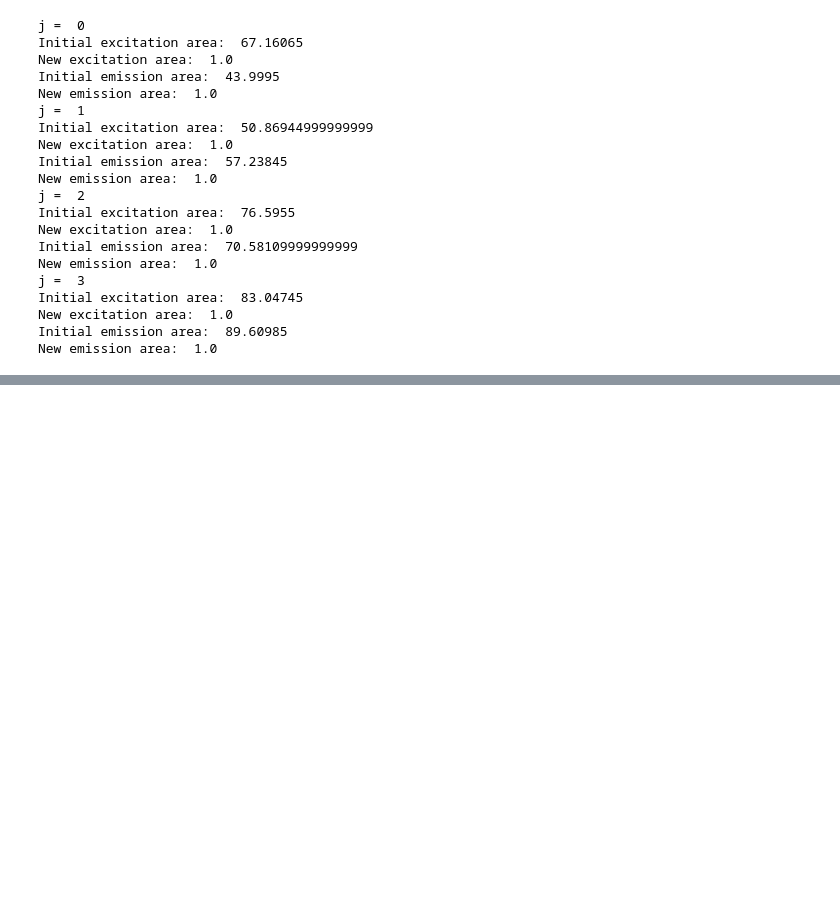
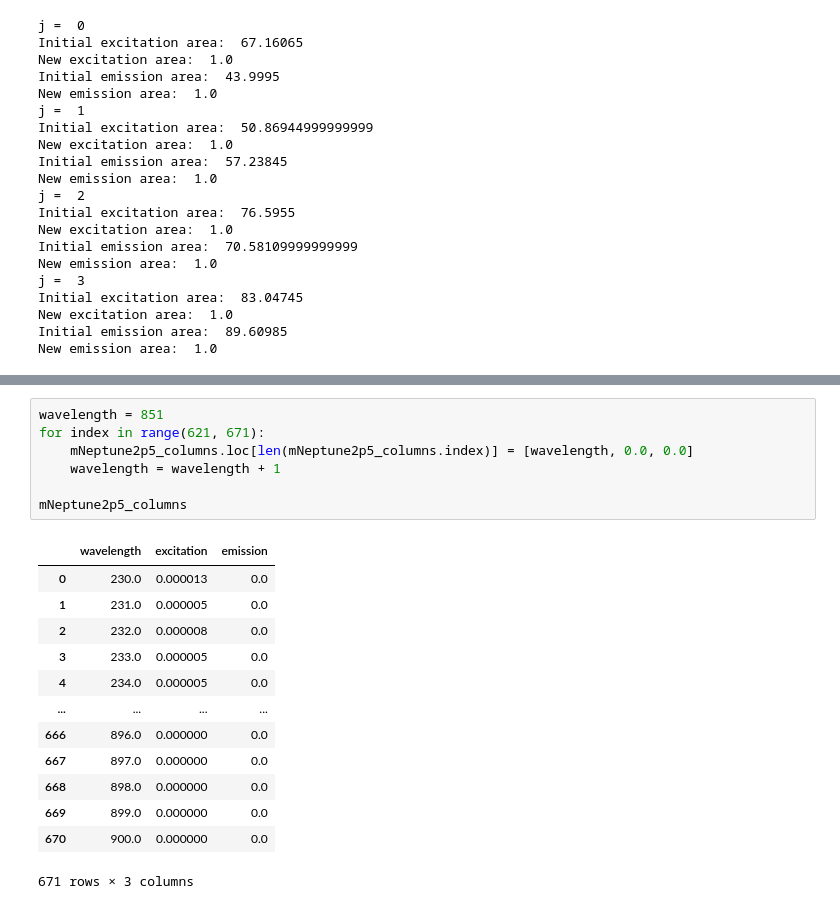
Before and after one commit to PatrickLaRiviereLab/hyperspectral, a Jupyter notebook: Normalized Spectra.ipynb, the cells around one changed output, grey strips where cells are left out. Drawn from its saved outputs; the diff is of its cells as text; blank space fills up the shorter version.

```diff
--- a/Normalized Spectra.ipynb
+++ b/Normalized Spectra.ipynb
@@ -58,0 +103,21 @@ New emission area:  1.0
+# %%
+wavelength = 851
+for index in range(621, 671):
+    mNeptune2p5_columns.loc[len(mNeptune2p5_columns.index)] = [wavelength, 0.0, 0.0]
+    wavelength = wavelength + 1
+
+mNeptune2p5_columns
+# %% [output]
+|  | wavelength | excitation | emission |
+| 0 | 230.0 | 0.000013 | 0.0 |
+| 1 | 231.0 | 0.000005 | 0.0 |
+| 2 | 232.0 | 0.000008 | 0.0 |
+| 3 | 233.0 | 0.000005 | 0.0 |
+| 4 | 234.0 | 0.000005 | 0.0 |
+| ... | ... | ... | ... |
+| 666 | 896.0 | 0.000000 | 0.0 |
+| 667 | 897.0 | 0.000000 | 0.0 |
+| 668 | 898.0 | 0.000000 | 0.0 |
+| 669 | 899.0 | 0.000000 | 0.0 |
+| 670 | 900.0 | 0.000000 | 0.0 |
+671 rows × 3 columns
```
Also changed, not shown: parts of 3 cells of this notebook, 3 other files.
